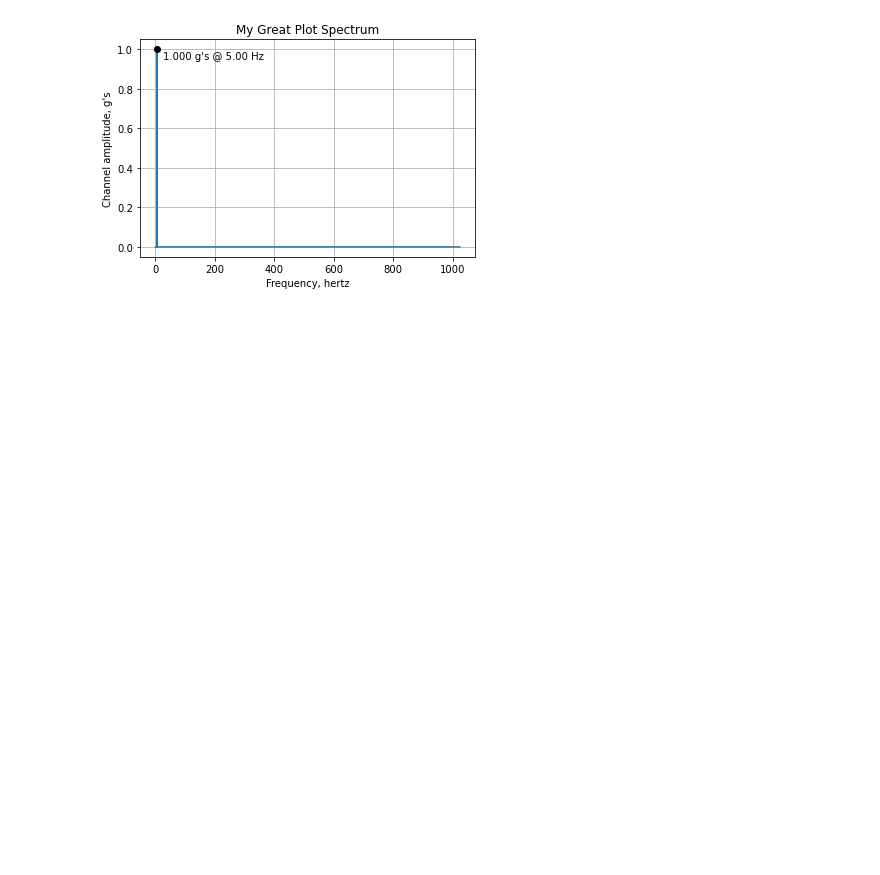
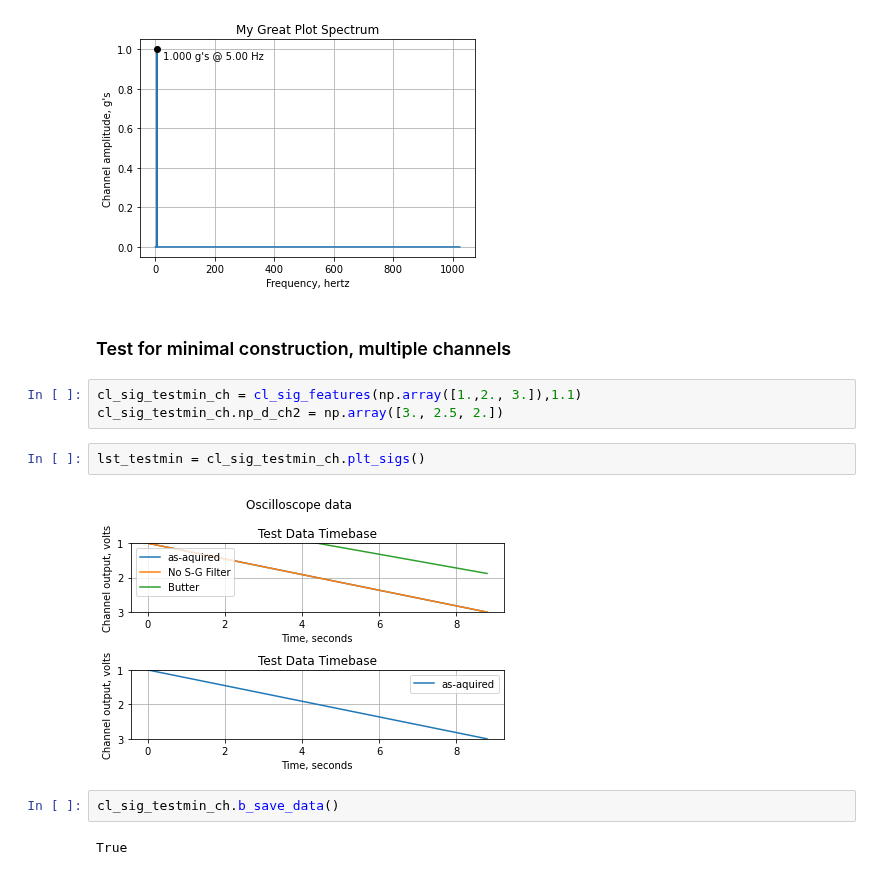
Before and after one commit to RobotSquirrelProd/AppliedVibrationAnalysis, a Jupyter notebook: AppliedVibrationAnalysis Test Harness.ipynb, the cells around one changed output. Saved outputs shown, nothing was run; the diff lists cells and outputs as text; blank space fills up the shorter version.

Commit message:
Minimum multi-channel

```diff
--- a/AppliedVibrationAnalysis Test Harness.ipynb
+++ b/AppliedVibrationAnalysis Test Harness.ipynb
@@ -149,3 +148,16 @@ cl_sig_test01.b_spec_peak = True
 lst_spec_peak_tb = cl_sig_test01.plt_spec()
 # %% [output]
 [figure]
+# %% [markdown]
+### Test for minimal construction, multiple channels
+# %%
+cl_sig_testmin_ch = cl_sig_features(np.array([1.,2., 3.]),1.1)
+cl_sig_testmin_ch.np_d_ch2 = np.array([3., 2.5, 2.])
+# %%
+lst_testmin = cl_sig_testmin_ch.plt_sigs()
+# %% [output]
+[figure, added]
+# %%
+cl_sig_testmin_ch.b_save_data()
+# %% [output]
+True
```
Also changed, not shown: parts of 8 cells of this notebook, 4 other files.
